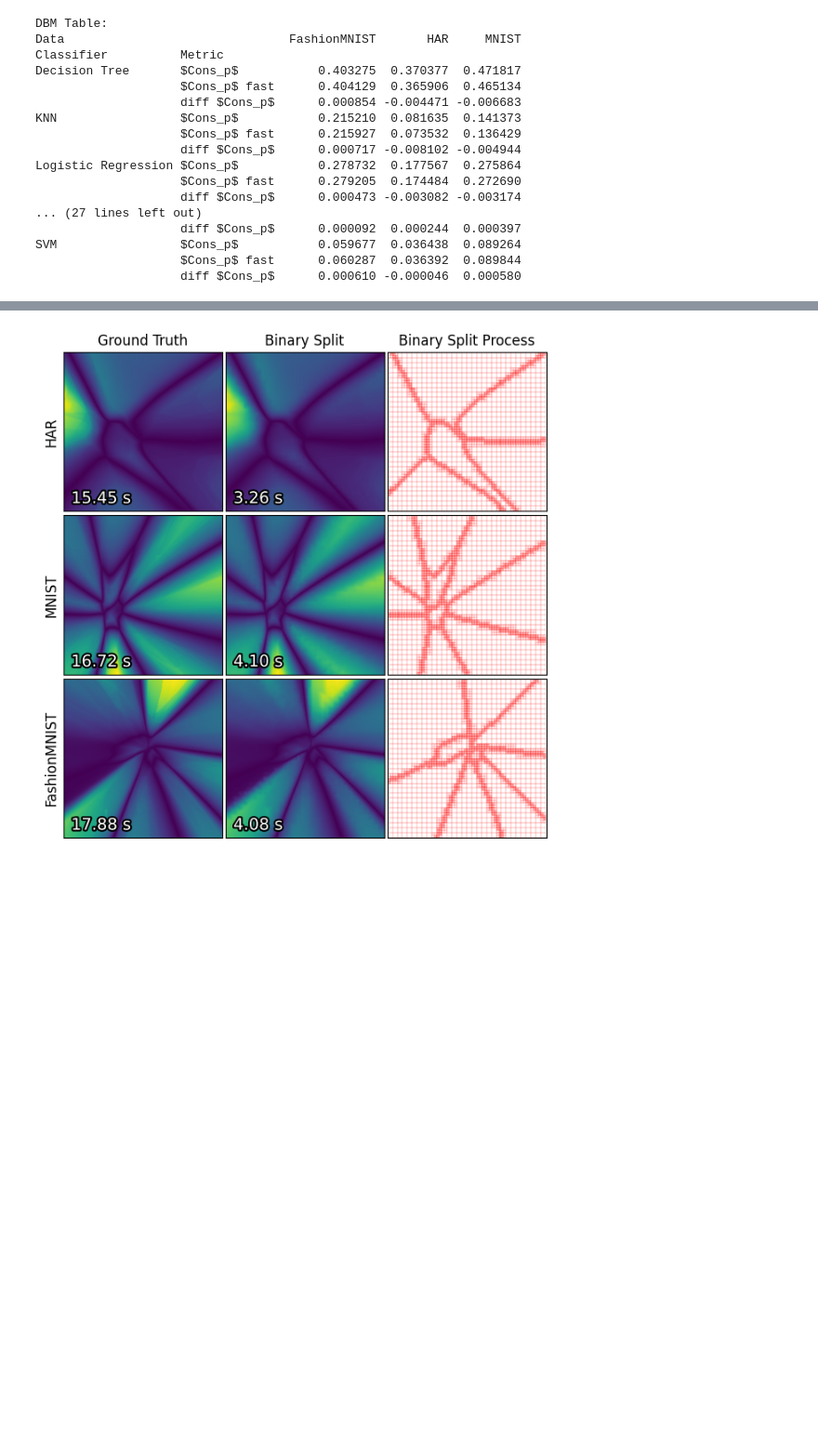
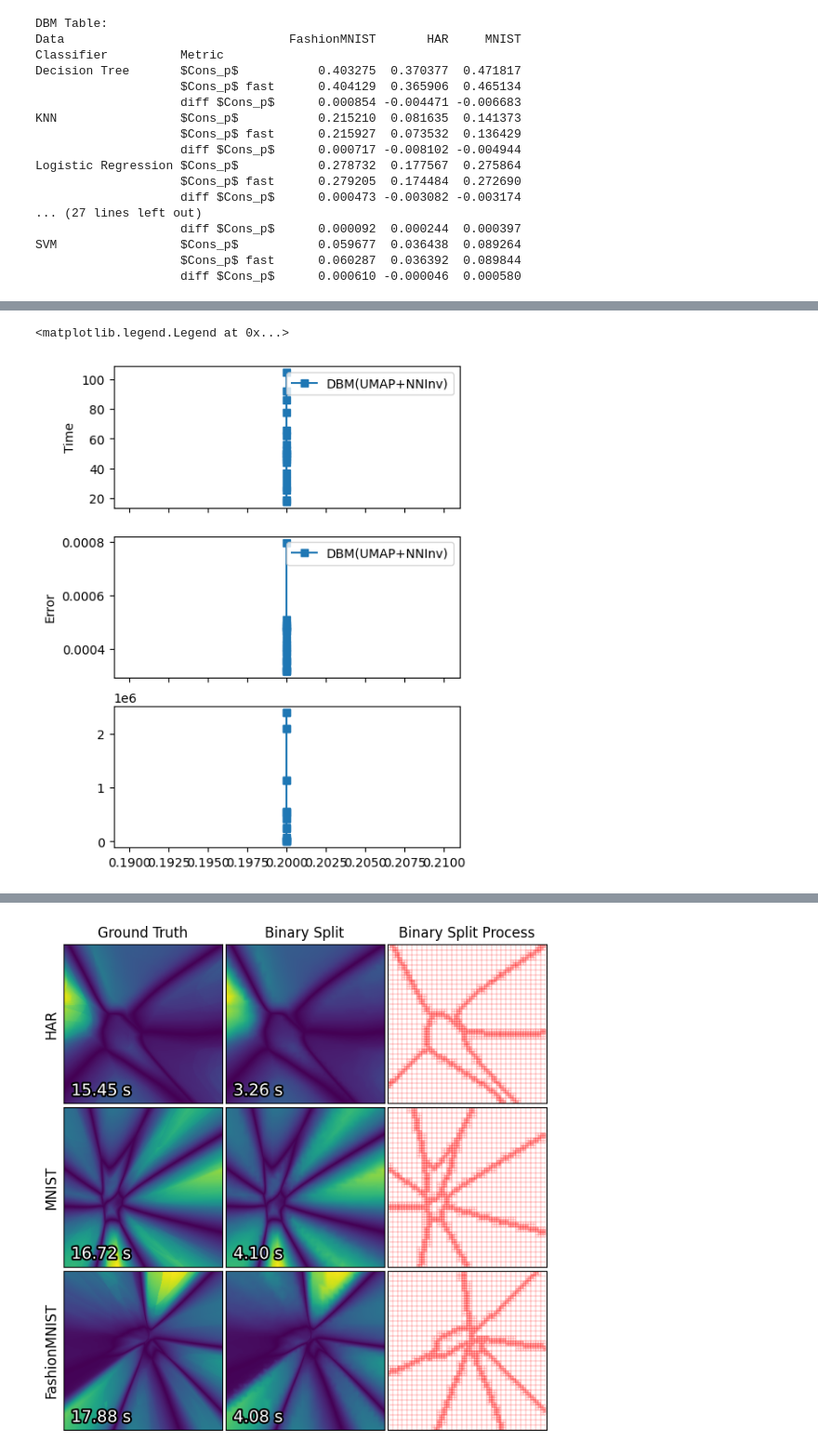
Before and after one commit to wuyuyu1024/map_builder, a Jupyter notebook: results/plot.results.ipynb, the cells around one changed output, grey strips where cells are left out. Shown at 93% size. Drawn from its saved outputs; the diff is of its cells as text; code cells hidden in the pictures; blank space fills up the shorter version.

Commit message:
gonna try distance map with general method

```diff
--- a/results/plot.results.ipynb
+++ b/results/plot.results.ipynb
@@ -55,3 +55,9 @@ Logistic Regression $Cons_p$           0.278732  0.177567  0.275864
 SVM                 $Cons_p$           0.059677  0.036438  0.089264
                     $Cons_p$ fast      0.060287  0.036392  0.089844
                     diff $Cons_p$      0.000610 -0.000046  0.000580
+# %%
+df = pd.read_csv('./search_threshold/search_threhold_2024-11-18_23:11:50.csv')
+df.head()
+
+## filter threshold > 0.15
+# df = df[df['threshold'] > 0.35]
@@ -57,0 +71,19 @@ SVM                 $Cons_p$           0.059677  0.036438  0.089264
+# %%
+fig, (ax1, ax2, ax3) = plt.subplots(3, 1, figsize=(5, 7), sharex=True)
+
+for method in df.PPinv.unique():
+    # if 'iLAMP' in method:
+    #     continue
+    data = df[df.PPinv == method]
+    label = method
+    ax1.plot(data['threshold'], data['time near'], 's-', label=label)
+    ax2.plot(data['threshold'], data['error_near_sq'], 's-', label=label)
+    ax3.plot(data['threshold'], data['num_sparse_near'], 's-', label=label)
+
+ax1.legend()
+ax1.set_ylabel('Time')
+ax2.set_ylabel('Error')
+ax2.legend()
+# %% [output]
+<matplotlib.legend.Legend at 0x...>
+[figure, added]
```
Also changed, not shown: parts of 5 cells of this notebook, 10 other files.
